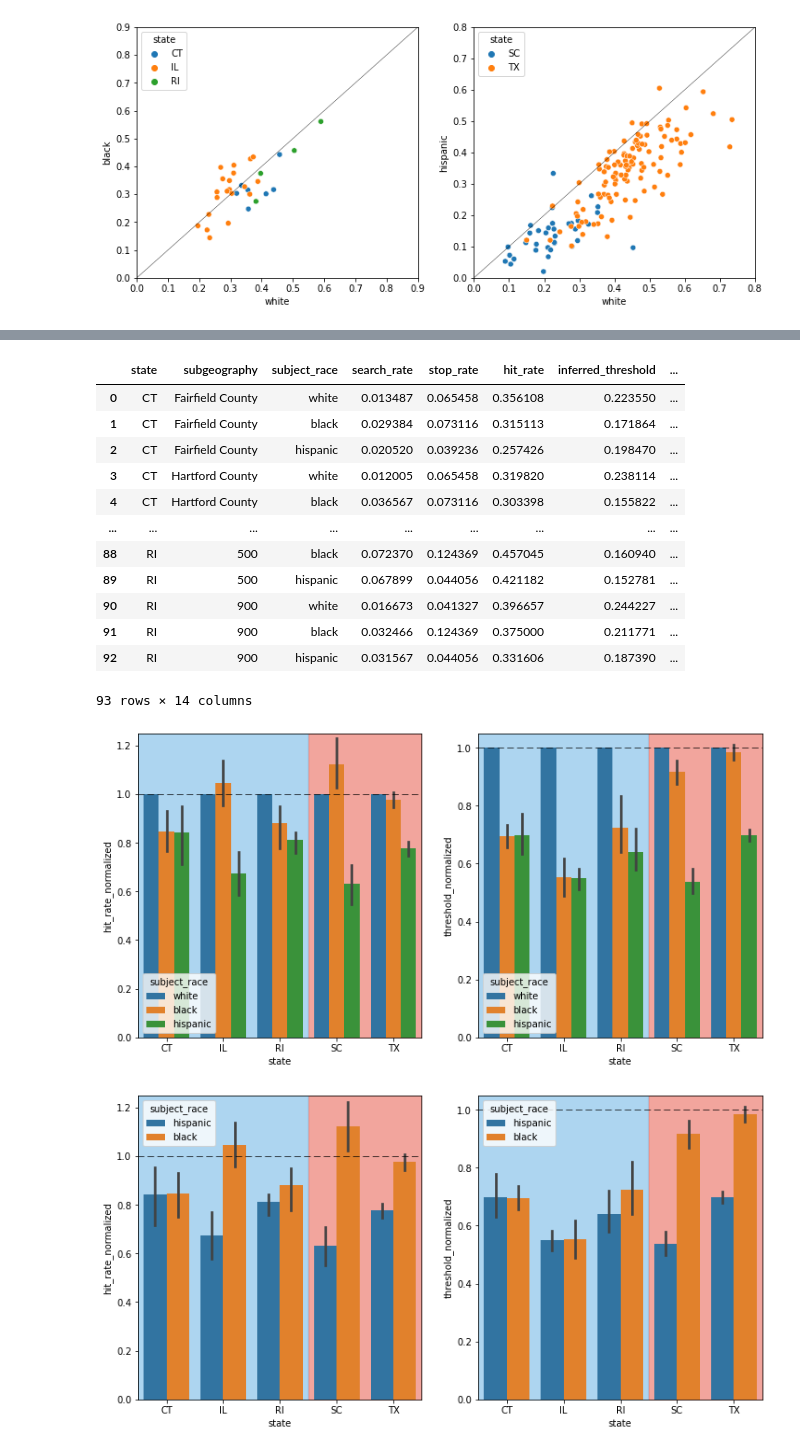
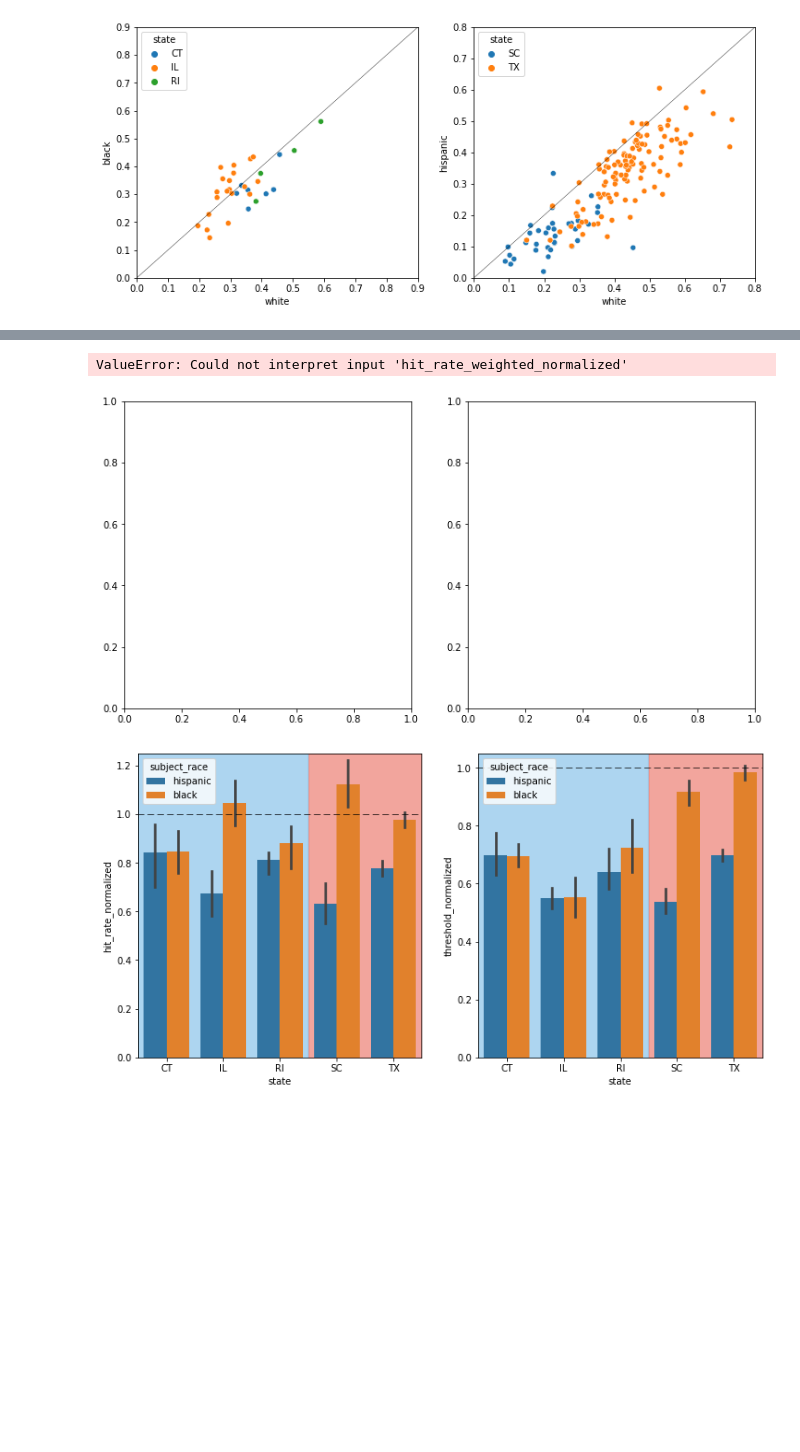
Before and after one commit to epfl-ada/ada-2020-project-milestone-p3-p3_halouma, a Jupyter notebook: p3_luis.ipynb, the cells around one changed output, grey strips where cells are left out. Saved outputs shown, nothing was run; the diff lists cells and outputs as text; code cells hidden in the pictures; blank space fills up the shorter version.

```diff
--- a/p3_luis.ipynb
+++ b/p3_luis.ipynb
@@ -25,7 +25,7 @@ red_states = ['SC', 'TX']
 blue_states  = ['IL', 'CT', 'RI']
 
 #Fonction pour trier les états en blue et red:
-def what_color (name): #retourne toujours none !
+def what_party (name): #retourne toujours none !
     if any(s == name for s in blue_states):
         return 'blue'
     elif any(s == name for s in red_states):
@@ -34,10 +34,10 @@ def what_color (name): #retourne toujours none !
         return 'none'
 
 def sort_array_of_state(dataframe):
-    colors = []
+    partys = []
     for state in dataframe['state']:
-        colors.append(what_color(state))
-    return colors
+        partys.append(what_party(state))
+    return partys
 
 #Trier les états de notre dataframe:
 df['party'] = sort_array_of_state(df)
@@ -364,38 +382,26 @@ def plot_bar(method, data, params):
 # %%
 # blue.groupby('state').sum()
 # data.groupby(['state','subject_race']).sum()
 # blue.set_index(['state','subject_race']).loc['CT','white']
 # blue
 # full = pd.concat([blue,red])
 # full_normalized = add_normalized_rates(full)
 races = full.subject_race.unique()
 states = full.state.unique()
 
-# temp =  get_weights(full.set_index(['state','subject_race']), states, races)
-# data = add_normalized_rates(temp.reset_index())
-# data = add_normalized_rates(full)
-methods = ["hit_rate_normalized", "threshold_normalized"]
+temp =  get_weights(full.set_index(['state','subject_race']), states, races)
+data = add_normalized_rates(temp.reset_index())
+data = add_normalized_rates(full)
+methods = ["hit_rate_weighted_normalized", "threshold_weighted_normalized"]
 ylim = [[0,1.25], [0,1.05]]
 fig, axs = plt.subplots(1,2,figsize=(12,6))
 for method in range(2):
     params = [ylim[method],axs[method]]
-    plot_bar(methods[method],full_normalized, params)
-blue
+    plot_bar(methods[method],data, params)
+full.head()
 # %% [output]
-|  | state | subgeography | subject_race | search_rate | stop_rate | hit_rate | inferred_threshold | ... |
-| 0 | CT | Fairfield County | white | 0.013487 | 0.065458 | 0.356108 | 0.223550 | ... |
-| 1 | CT | Fairfield County | black | 0.029384 | 0.073116 | 0.315113 | 0.171864 | ... |
-| 2 | CT | Fairfield County | hispanic | 0.020520 | 0.039236 | 0.257426 | 0.198470 | ... |
-| 3 | CT | Hartford County | white | 0.012005 | 0.065458 | 0.319820 | 0.238114 | ... |
-| 4 | CT | Hartford County | black | 0.036567 | 0.073116 | 0.303398 | 0.155822 | ... |
-| ... | ... | ... | ... | ... | ... | ... | ... | ... |
-| 88 | RI | 500 | black | 0.072370 | 0.124369 | 0.457045 | 0.160940 | ... |
-| 89 | RI | 500 | hispanic | 0.067899 | 0.044056 | 0.421182 | 0.152781 | ... |
-| 90 | RI | 900 | white | 0.016673 | 0.041327 | 0.396657 | 0.244227 | ... |
-| 91 | RI | 900 | black | 0.032466 | 0.124369 | 0.375000 | 0.211771 | ... |
-| 92 | RI | 900 | hispanic | 0.031567 | 0.044056 | 0.331606 | 0.187390 | ... |
-93 rows × 14 columns
+ValueError: Could not interpret input 'hit_rate_weighted_normalized'
-[figure, old version]
+[figure, new version]
 # %%
 full = pd.concat([blue,red])
 # full_normalized = add_normalized_rates(full)
```
Also changed, not shown: parts of 27 cells of this notebook.
